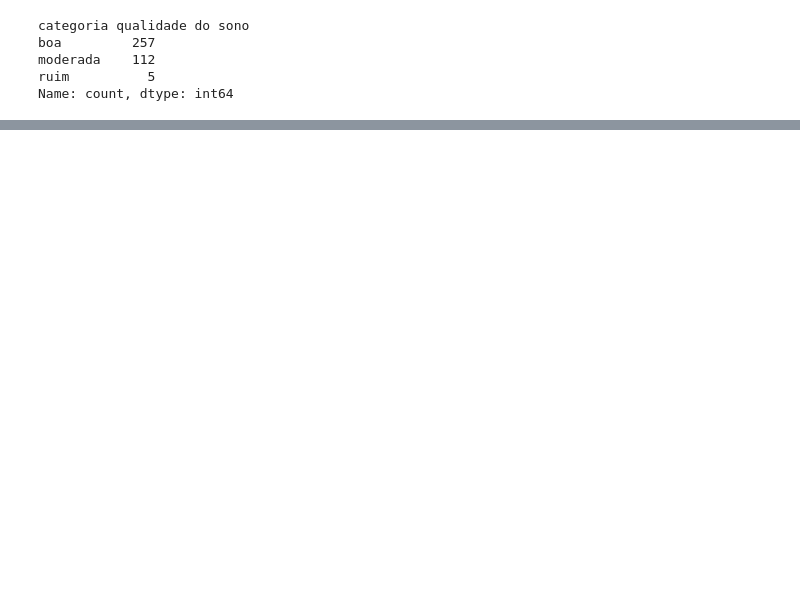
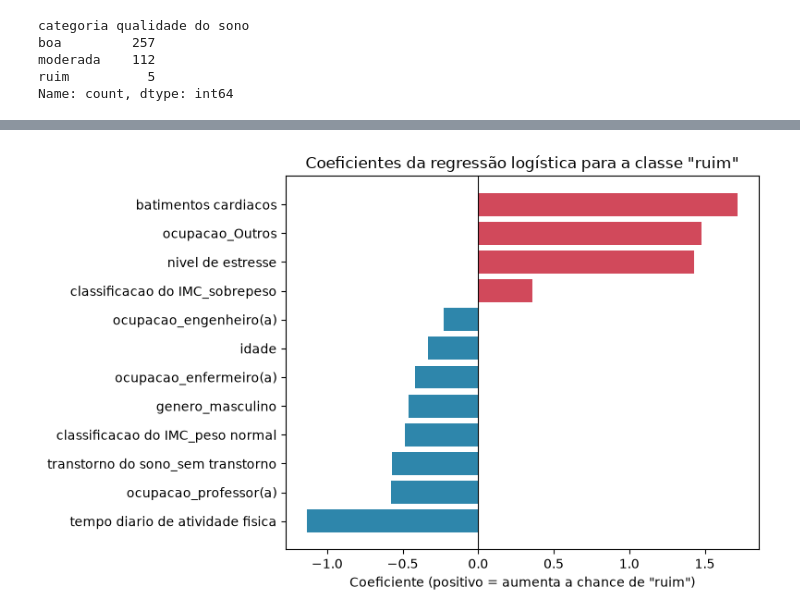
Before and after one commit to squad-ada-lovelace/Desafio_07-Desafio-final, a Jupyter notebook: notebook/03_notebook_claudia_modelagem.ipynb, the cells around one changed output, grey strips where cells are left out. Cells and saved outputs as stored; diff of their text form; code cells hidden in the pictures; blank space fills up the shorter version.

Commit message:
Adicionando notebook treinamento de dados

```diff
--- a/notebook/03_notebook_claudia_modelagem.ipynb
+++ b/notebook/03_notebook_claudia_modelagem.ipynb
@@ -25,6 +26,12 @@ Index(['ID da pessoa', 'genero', 'idade', 'ocupacao', 'qualidade do sono',
        'pressao diastolica', 'categoria qualidade do sono',
        'classificacao pressao'],
       dtype='str')
+# %%
+# Tratamento da variável "ocupação" para substituir ocorrências de profissões menores que 10 pelo termo "outros"
+contagem = df["ocupacao"].value_counts()
+raras = contagem[contagem < 10].index
+
+df["ocupacao"] = df["ocupacao"].replace(raras, "Outros")
 # %%
 # Tirando colunas que podem gerar vazamento ou ruído
 df = df.drop(columns=['ID da pessoa', 'qualidade do sono', 'duracao do sono (min)', 'pressao sistolica', 'pressao diastolica'])
@@ -63,0 +140,4 @@ Name: proportion, dtype: float64
+# %%
+# Número de perfis qualificados como ruins (totais e distintos)
+ruim = df[df["categoria qualidade do sono"] == "ruim"]
+print(len(ruim), ruim.drop(columns=["categoria qualidade do sono"]).drop_duplicates().shape[0])
@@ -63,0 +287,8 @@ Name: proportion, dtype: float64
+# %%
+C_final = 1  # substitua pelo valor escolhido
+
+melhor = Pipeline([
+    ("prep", prep),
+    ("clf", LogisticRegression(max_iter=2000, class_weight="balanced", C=C_final)),
+])
+melhor.fit(X, y)
@@ -63,0 +322,6 @@ Name: proportion, dtype: float64
+# %%
+melhor = Pipeline([
+    ("prep", prep),
+    ("clf", LogisticRegression(max_iter=2000, class_weight="balanced", C=gs.best_params_["clf__C"])),
+])
+melhor.fit(X, y)   # treina com todos os dados
@@ -63,0 +348,22 @@ Name: proportion, dtype: float64
+# %%
+import pandas as pd
+import matplotlib.pyplot as plt
+
+nomes = melhor.named_steps["prep"].get_feature_names_out()
+nomes = [n.split("__", 1)[-1] for n in nomes]   # remove o prefixo "num__" / "cat__"
+clf = melhor.named_steps["clf"]
+
+coefs = pd.DataFrame(clf.coef_.T, index=nomes, columns=clf.classes_)
+
+top = coefs["ruim"].sort_values(key=abs, ascending=False).head(12).sort_values()
+
+fig, ax = plt.subplots(figsize=(8, 5))
+cores = ["#d1495b" if v > 0 else "#2e86ab" for v in top]
+ax.barh(top.index, top.values, color=cores)
+ax.axvline(0, color="black", linewidth=0.8)
+ax.set_title('Coeficientes da regressão logística para a classe "ruim"')
+ax.set_xlabel("Coeficiente (positivo = aumenta a chance de \"ruim\")")
+plt.tight_layout()
+plt.show()
+# %% [output]
+[figure, added]
```
Also changed, not shown: parts of 16 cells of this notebook, 1 other file.
